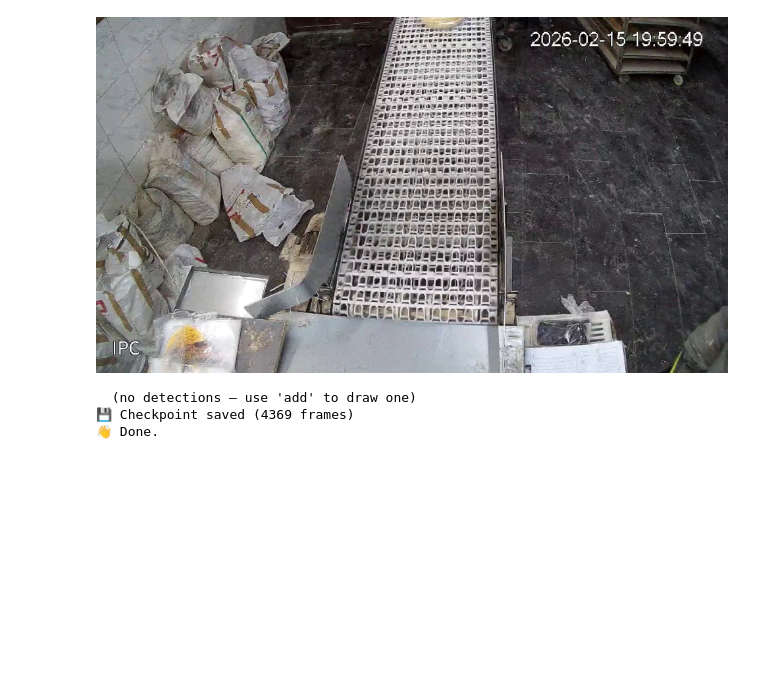
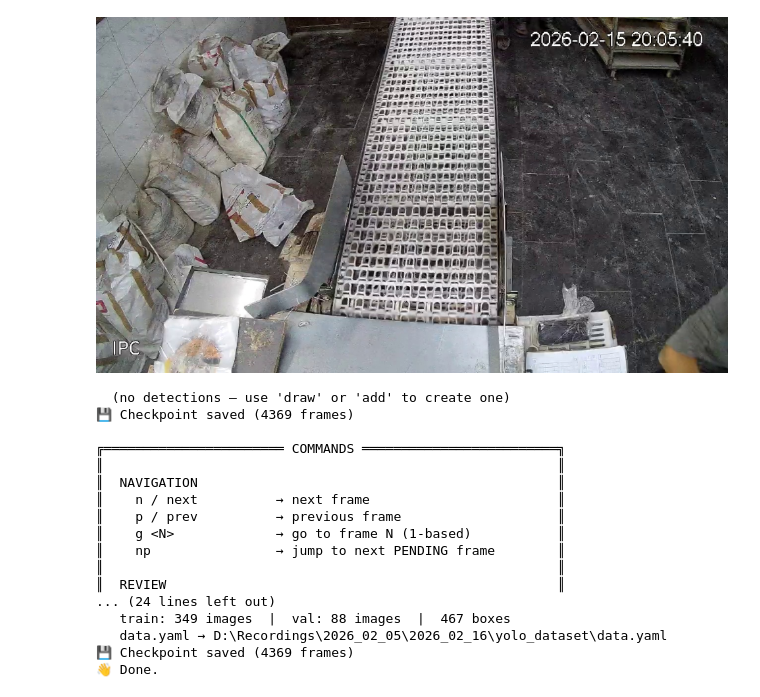
Before and after one commit to MohamadKhaledAbbas/ConvuyerBreadBagCounterSystem, a Jupyter notebook: detect_classify_review_pipeline.ipynb, the cells around one changed output. Saved outputs shown, nothing was run; the diff lists cells and outputs as text; code cells hidden in the pictures; blank space fills up the shorter version.

Commit message:
- Added Annotate/Export/dataset pipeline - Enhanced ROIs collector logic. - Some fixes and enhancements.

```diff
--- a/detect_classify_review_pipeline.ipynb
+++ b/detect_classify_review_pipeline.ipynb
@@ -793,15 +1334,32 @@ print("━" * 60)
 # %%
+output_dir = "D:\\Recordings\\2026_02_05\\2026_02_16"
 annotate(
     model_path=r"data/model/yolo_nano_detect_v12.pt",           # your YOLO .pt weights
-    video_path=r"D:\Recordings\2026_02_05\2026_02_16\output_2026-02-15_19-59-34.mp4",      # your video
+    video_path=f"{output_dir}\\output_2026-02-15_19-59-34.mp4",
+    workspace = f"{output_dir}\\annotation_workspace",
+    yolo_output = f"{output_dir}\\yolo_dataset",
     stride=14,                                    # every 5th frame
     conf=0.8,                                   # min confidence
-    device="0",                                   # "" = auto, "cuda", "cpu"
+    device="",                                   # "" = auto, "cuda", "cpu"
     max_frames=None,                             # None = all frames
 )
 # %% [output]
-[figure, old version]
+[figure, new version]
-  (no detections — use 'add' to draw one)
+  (no detections — use 'draw' or 'add' to create one)
+💾 Checkpoint saved (4369 frames)
+
+╔═══════════════════════ COMMANDS ═════════════════════════╗
+║                                                          ║
+║  NAVIGATION                                              ║
+║    n / next          → next frame                        ║
+║    p / prev          → previous frame                    ║
+║    g <N>             → go to frame N (1-based)           ║
+║    np                → jump to next PENDING frame        ║
+║                                                          ║
+║  REVIEW                                                  ║
+... (24 lines left out)
+   train: 349 images  |  val: 88 images  |  467 boxes
+   data.yaml → D:\Recordings\2026_02_05\2026_02_16\yolo_dataset\data.yaml
 💾 Checkpoint saved (4369 frames)
 👋 Done.
 # %%
```
Also changed, not shown: parts of 3 cells of this notebook, 10 other files.
